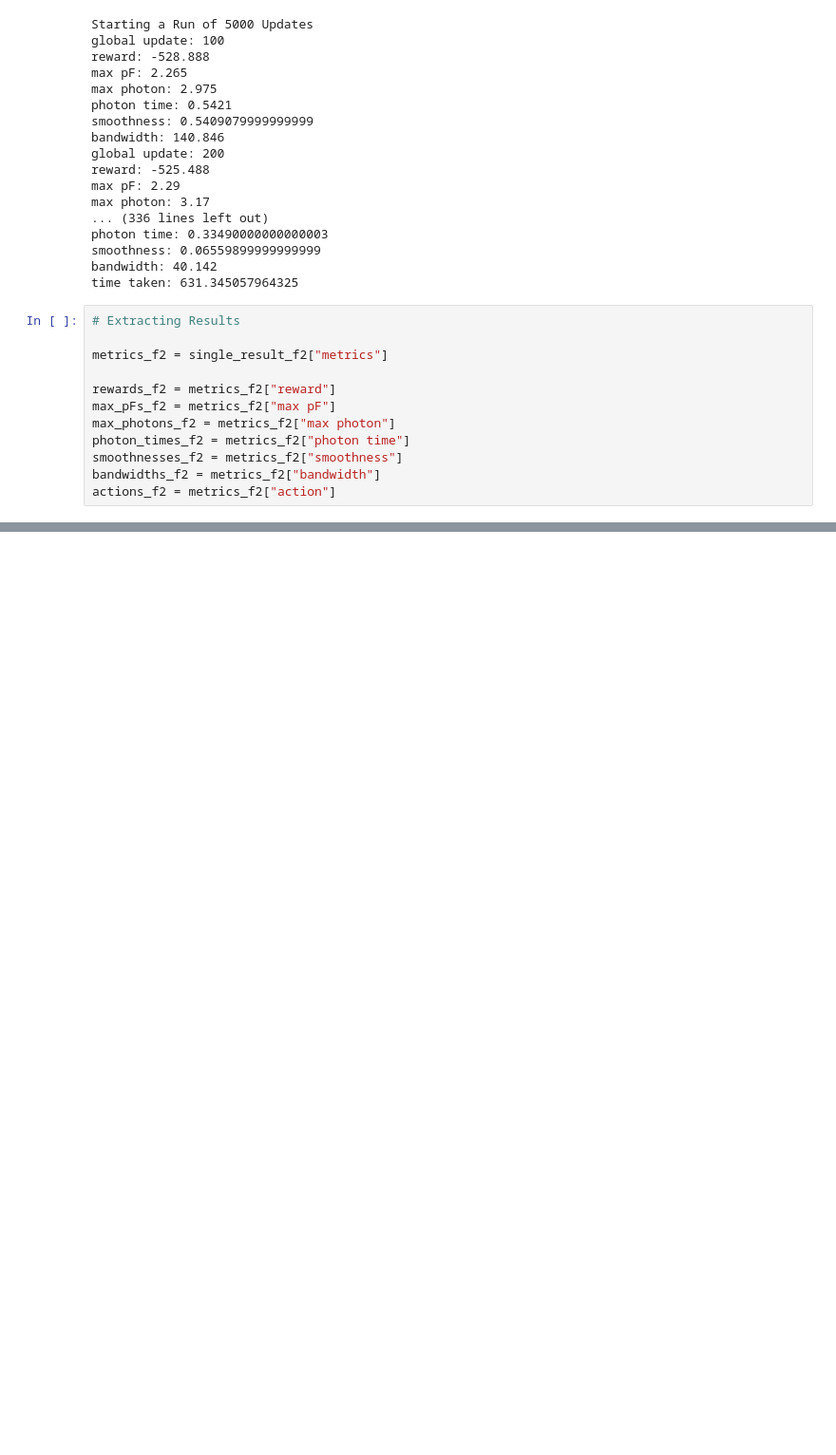
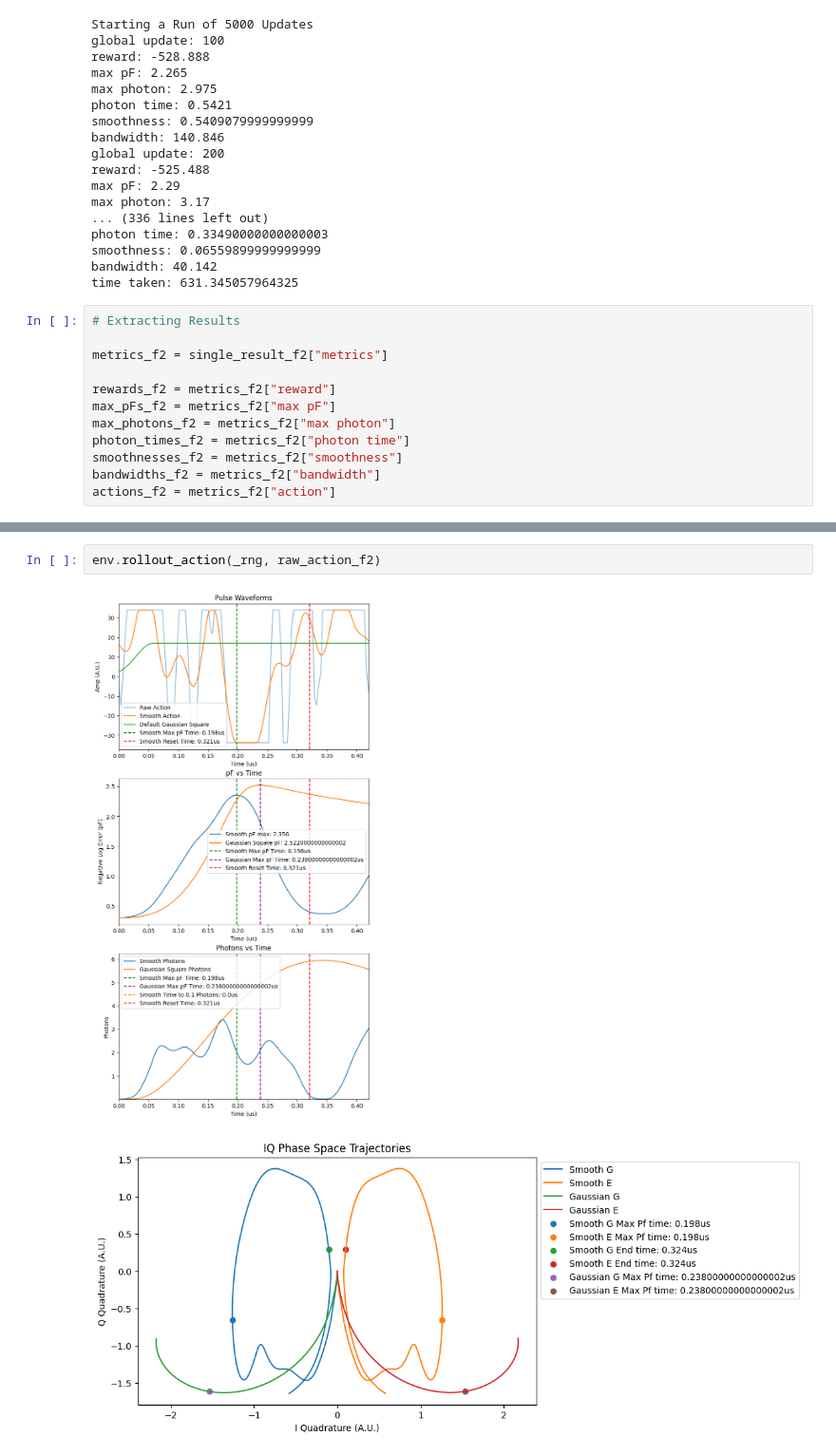
Before and after one commit to AnikenC/ReadoutWithRL, a Jupyter notebook: readoutWithRL/MLControl/clear_regime.ipynb, the cells around one changed output, grey strips where cells are left out. Shown at 95% size. Saved outputs shown, nothing was run; the diff lists cells and outputs as text; blank space fills up the shorter version.

```diff
--- a/readoutWithRL/MLControl/clear_regime.ipynb
+++ b/readoutWithRL/MLControl/clear_regime.ipynb
@@ -584,0 +589,5 @@ plt.show()
+# %%
+env.rollout_action(_rng, raw_action_f2)
+# %% [output]
+[figure, added]
+[figure, added]
```
Also changed, not shown: parts of 2 cells of this notebook, 5 other files.
